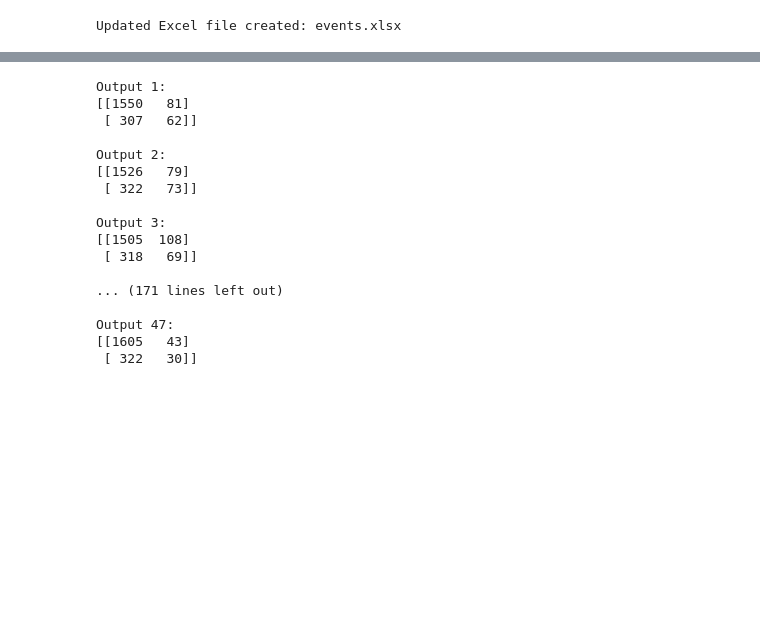
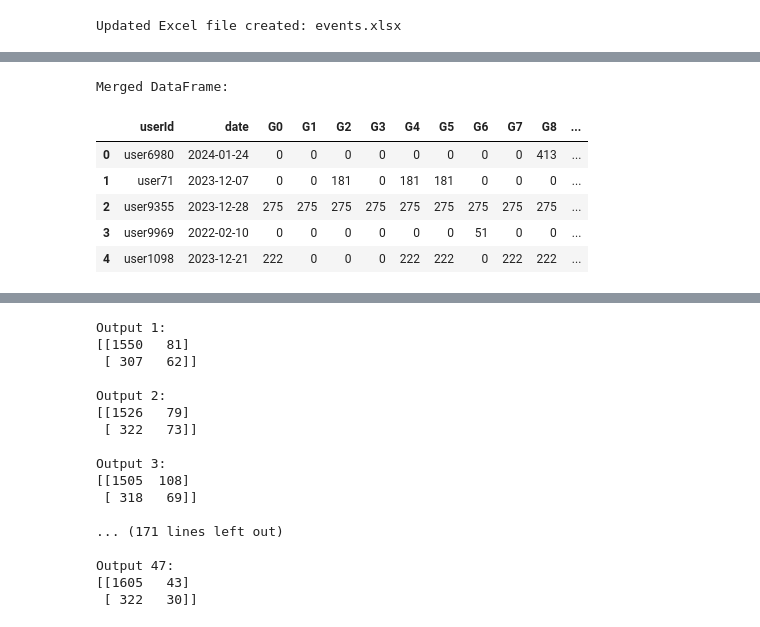
Before and after one commit to lokateapp/lokate-analytics-generator, a Jupyter notebook: purchase-analytics/bill.ipynb, the cells around one changed output, grey strips where cells are left out. Drawn from its saved outputs; the diff is of its cells as text; code cells hidden in the pictures; blank space fills up the shorter version.

```diff
--- a/purchase-analytics/bill.ipynb
+++ b/purchase-analytics/bill.ipynb
@@ -271,35 +271,43 @@ purchase_df['Purchase Date'] = pd.to_datetime(purchase_df['Purchase Date']).dt.d
 
 # Aggregate purchases with the same dates and user IDs
 def combine_group_indexes(group_indexes):
     combined = set()
     for indexes in group_indexes.dropna():
         combined.update(indexes)
     return combined if combined else None
 
 purchase_df_grouped = purchase_df.groupby(['User ID', 'Purchase Date'])['Product Group Indexes'].agg(combine_group_indexes).reset_index()
 
 # Merge event_processed_df with aggregated purchase information based on (User ID, date)
 merged_df = pd.merge(event_processed_df, purchase_df_grouped, how='left', left_on=['userId', 'date'], right_on=['User ID', 'Purchase Date'])
 
 # Drop redundant columns after merge
 merged_df.drop(['User ID', 'Purchase Date'], axis=1, inplace=True)
 
 # Add Pi columns for each group in product_groups based on the purchase data
 for i, group_name in enumerate(product_groups.keys()):
     group_index_column = f'G{i}'
     pi_column = f'P{i}'
     def check_conditions(row, i, group_index_column):
         if isinstance(row['Product Group Indexes'], set):
             if i in row['Product Group Indexes'] and row[group_index_column] > 0:
-                return 100
-        return 1
+                return 1
+        return 0
 
     merged_df[pi_column] = merged_df.apply(lambda row: check_conditions(row, i, group_index_column), axis=1)
 
 # merged_df.drop(['Product Group Indexes', 'Product'], axis=1, inplace=True)
 # Display the merged dataframe
 print("Merged DataFrame:")
 display(merged_df.head())
+# %% [output]
+Merged DataFrame:
+|  | userId | date | G0 | G1 | G2 | G3 | G4 | G5 | G6 | G7 | G8 | ... |
+| 0 | user6980 | 2024-01-24 | 0 | 0 | 0 | 0 | 0 | 0 | 0 | 0 | 413 | ... |
+| 1 | user71 | 2023-12-07 | 0 | 0 | 181 | 0 | 181 | 181 | 0 | 0 | 0 | ... |
+| 2 | user9355 | 2023-12-28 | 275 | 275 | 275 | 275 | 275 | 275 | 275 | 275 | 275 | ... |
+| 3 | user9969 | 2022-02-10 | 0 | 0 | 0 | 0 | 0 | 0 | 51 | 0 | 0 | ... |
+| 4 | user1098 | 2023-12-21 | 222 | 0 | 0 | 0 | 222 | 222 | 0 | 222 | 222 | ... |
 # %%
 import pandas as pd
 from sklearn.model_selection import train_test_split
```
Also changed, not shown: parts of 3 cells of this notebook.
